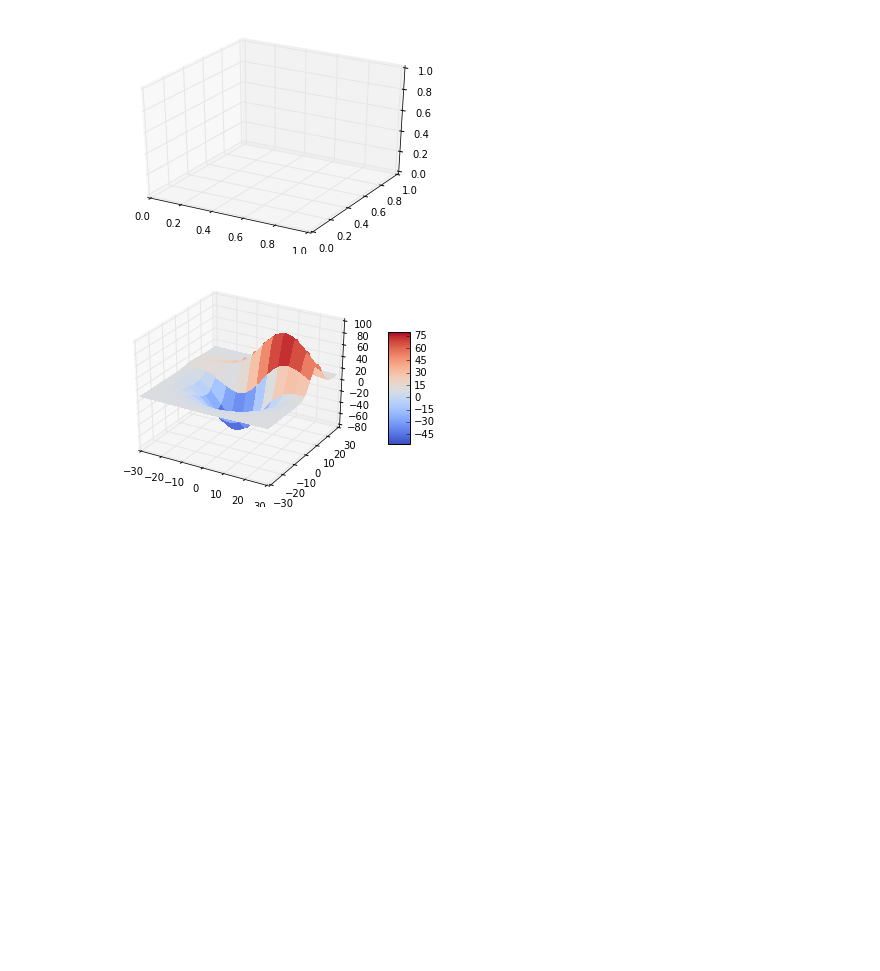
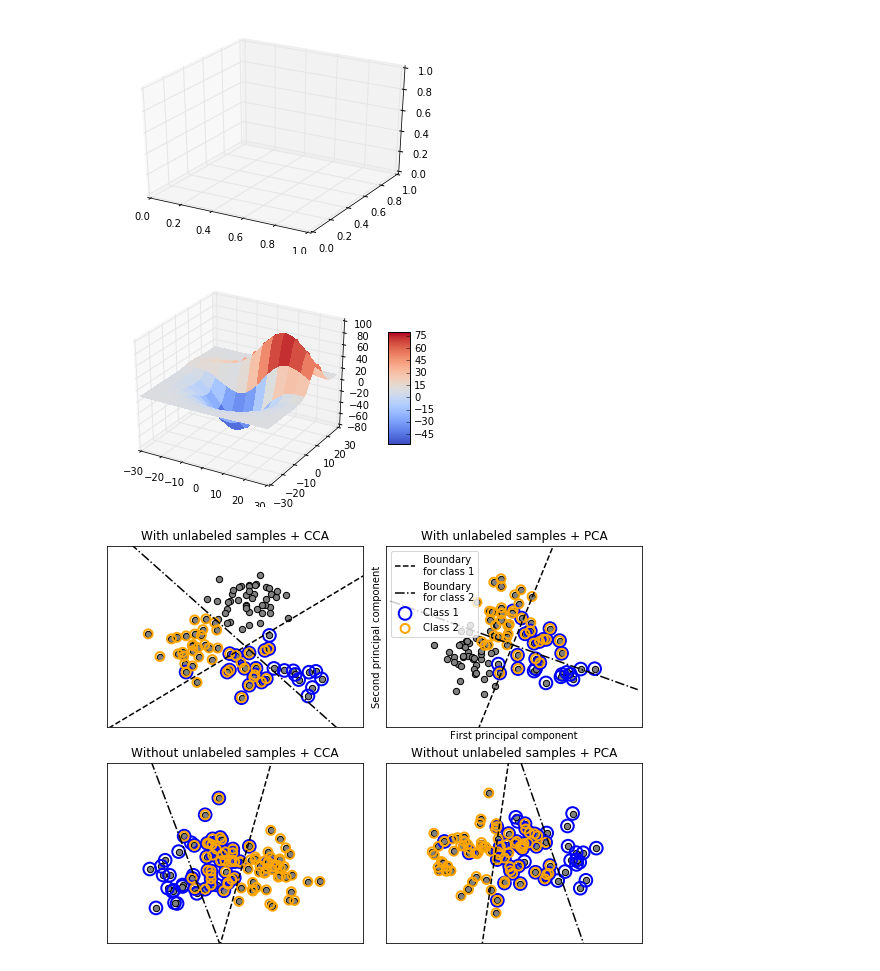
Before and after one commit to goodwin-matt/data_science_toolkit, a Jupyter notebook: DataScienceCode/Classification_Models.ipynb, the cells around one changed output. Saved outputs shown, nothing was run; the diff lists cells and outputs as text; code cells hidden in the pictures; blank space fills up the shorter version.

```diff
--- a/DataScience_Models.ipynb
+++ b/DataScienceCode/Classification_Models.ipynb
@@ -269,3 +343,86 @@ fig.colorbar(surf, shrink=0.5, aspect=5)
 plt.show()
 # %% [output]
 [figure]
+# %%
+import numpy as np
+import matplotlib.pyplot as plt
+
+from sklearn.datasets import make_multilabel_classification
+from sklearn.multiclass import OneVsRestClassifier
+from sklearn.svm import SVC
+from sklearn.decomposition import PCA
+from sklearn.cross_decomposition import CCA
+
+
+def plot_hyperplane(clf, min_x, max_x, linestyle, label):
+    # get the separating hyperplane
+    w = clf.coef_[0]
+    a = -w[0] / w[1]
+    xx = np.linspace(min_x - 5, max_x + 5)  # make sure the line is long enough
+    yy = a * xx - (clf.intercept_[0]) / w[1]
+    plt.plot(xx, yy, linestyle, label=label)
+
+
+def plot_subfigure(X, Y, subplot, title, transform):
+    if transform == "pca":
+        X = PCA(n_components=2).fit_transform(X)
+    elif transform == "cca":
+        X = CCA(n_components=2).fit(X, Y).transform(X)
+    else:
+        raise ValueError
+
+    min_x = np.min(X[:, 0])
+    max_x = np.max(X[:, 0])
+
+    min_y = np.min(X[:, 1])
+    max_y = np.max(X[:, 1])
+
+    classif = OneVsRestClassifier(SVC(kernel='linear'))
+    classif.fit(X, Y)
+
+    plt.subplot(2, 2, subplot)
+    plt.title(title)
+
+    zero_class = np.where(Y[:, 0])
+    one_class = np.where(Y[:, 1])
+    plt.scatter(X[:, 0], X[:, 1], s=40, c='gray', edgecolors=(0, 0, 0))
+    plt.scatter(X[zero_class, 0], X[zero_class, 1], s=160, edgecolors='b',
+                facecolors='none', linewidths=2, label='Class 1')
+    plt.scatter(X[one_class, 0], X[one_class, 1], s=80, edgecolors='orange',
+                facecolors='none', linewidths=2, label='Class 2')
+
+    plot_hyperplane(classif.estimators_[0], min_x, max_x, 'k--',
+                    'Boundary\nfor class 1')
+    plot_hyperplane(classif.estimators_[1], min_x, max_x, 'k-.',
+                    'Boundary\nfor class 2')
+    plt.xticks(())
+    plt.yticks(())
+
+    plt.xlim(min_x - .5 * max_x, max_x + .5 * max_x)
+    plt.ylim(min_y - .5 * max_y, max_y + .5 * max_y)
+    if subplot == 2:
+        plt.xlabel('First principal component')
+        plt.ylabel('Second principal component')
+        plt.legend(loc="upper left")
+
+
+plt.figure(figsize=(8, 6))
+
+X, Y = make_multilabel_classification(n_classes=2, n_labels=1,
+                                      allow_unlabeled=True,
+                                      random_state=1)
+
+plot_subfigure(X, Y, 1, "With unlabeled samples + CCA", "cca")
+plot_subfigure(X, Y, 2, "With unlabeled samples + PCA", "pca")
+
+X, Y = make_multilabel_classification(n_classes=2, n_labels=1,
+                                      allow_unlabeled=False,
+                                      random_state=1)
+
+plot_subfigure(X, Y, 3, "Without unlabeled samples + CCA", "cca")
+plot_subfigure(X, Y, 4, "Without unlabeled samples + PCA", "pca")
+
+plt.subplots_adjust(.04, .02, .97, .94, .09, .2)
+plt.show()
+# %% [output]
+[figure, added]
```
Also changed, not shown: parts of 16 cells of this notebook, 27 other files.
